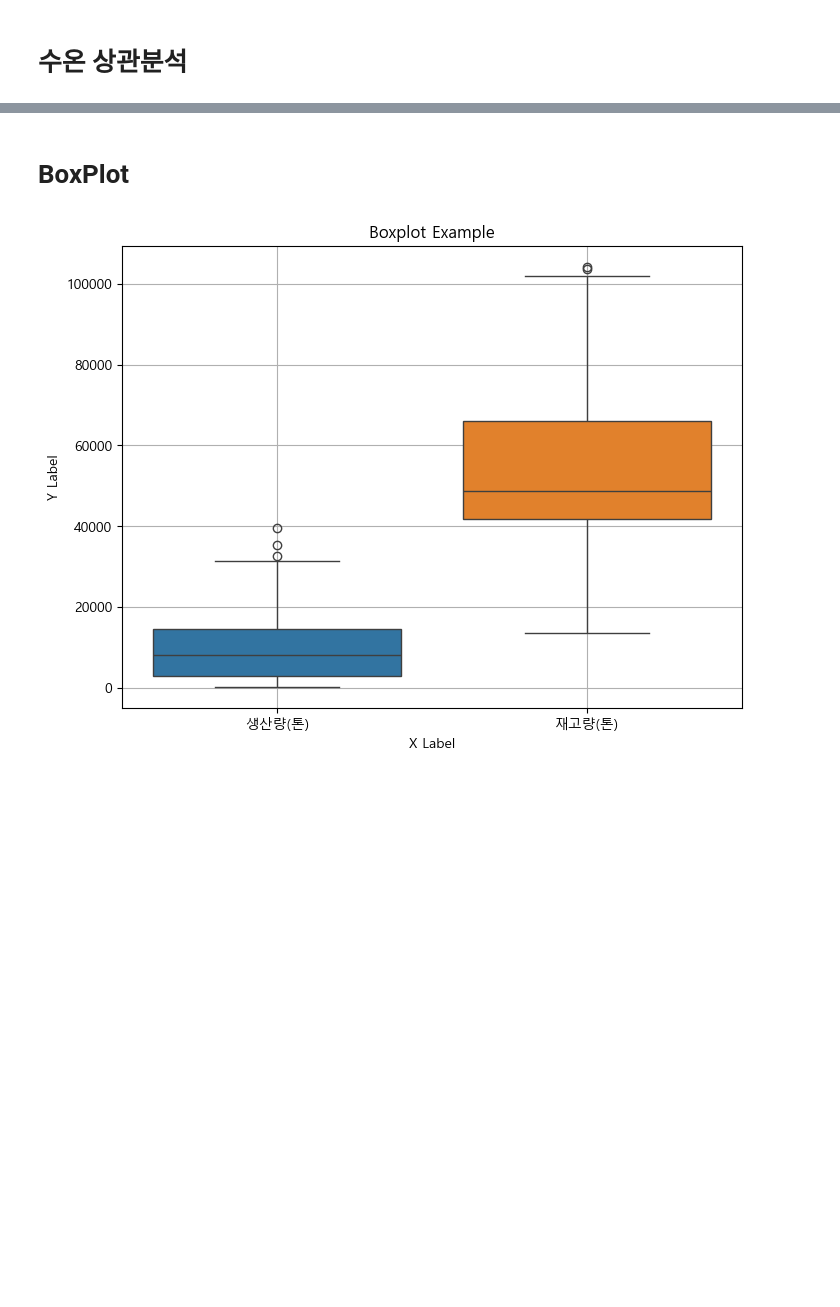
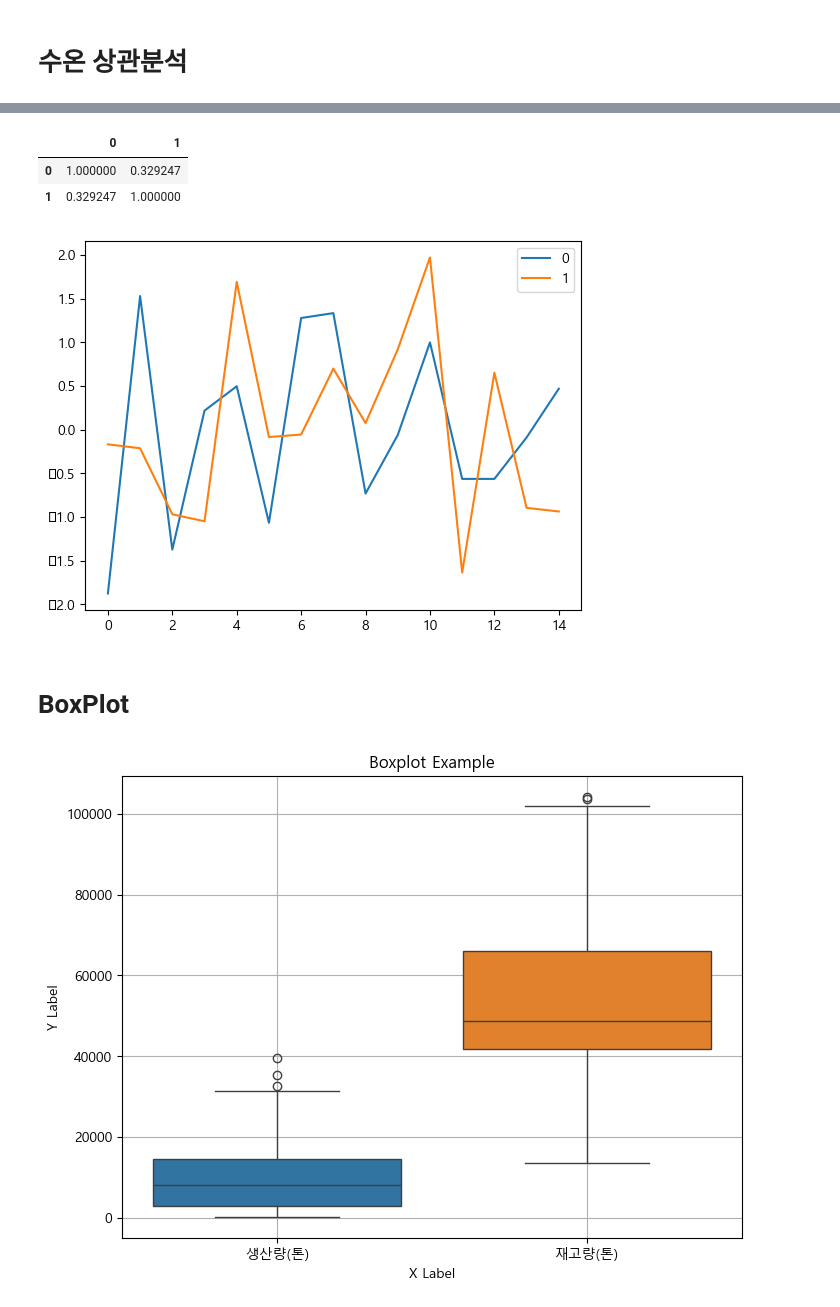
Before and after one commit to dlwogus552/big_data_project, a Jupyter notebook: python/corr.ipynb, the cells around one changed output, grey strips where cells are left out. Saved outputs shown, nothing was run; the diff lists cells and outputs as text; code cells hidden in the pictures; blank space fills up the shorter version.

```diff
--- a/python/corr.ipynb
+++ b/python/corr.ipynb
@@ -194,0 +109,4 @@ merge_price_temp.iloc[:,6:].corr()
+# %%
+temperature=pd.read_csv('./data/temperature/정선해양_월별(207).csv')
+temperature_output=pd.merge(temperature,mackerel_output,on=['년도','월'])
+temperature_output
@@ -195,2 +149,21 @@ merge_price_temp.iloc[:,6:].corr()
+# %%
+#
+from sklearn.preprocessing import StandardScaler
+# 데이터 표준화
+df=temperature_output[temperature_output['월']==7]
+df
+scaler_x=StandardScaler()
+scaler_x.fit_transform(df.iloc[:,2:])
+test=scaler_x.transform(df.iloc[:,2:])
+standard_data=pd.DataFrame(test)
+# 수온 - 0 / 생산량 - 1
+standard_data.plot()
+
+standard_data.corr()
+# %% [output]
+|  | 0 | 1 |
+| 0 | 1.000000 | 0.329247 |
+| 1 | 0.329247 | 1.000000 |
+[figure, added]
 # %% [markdown]
 # BoxPlot
```
Also changed, not shown: parts of 31 cells of this notebook, 6 other files.
